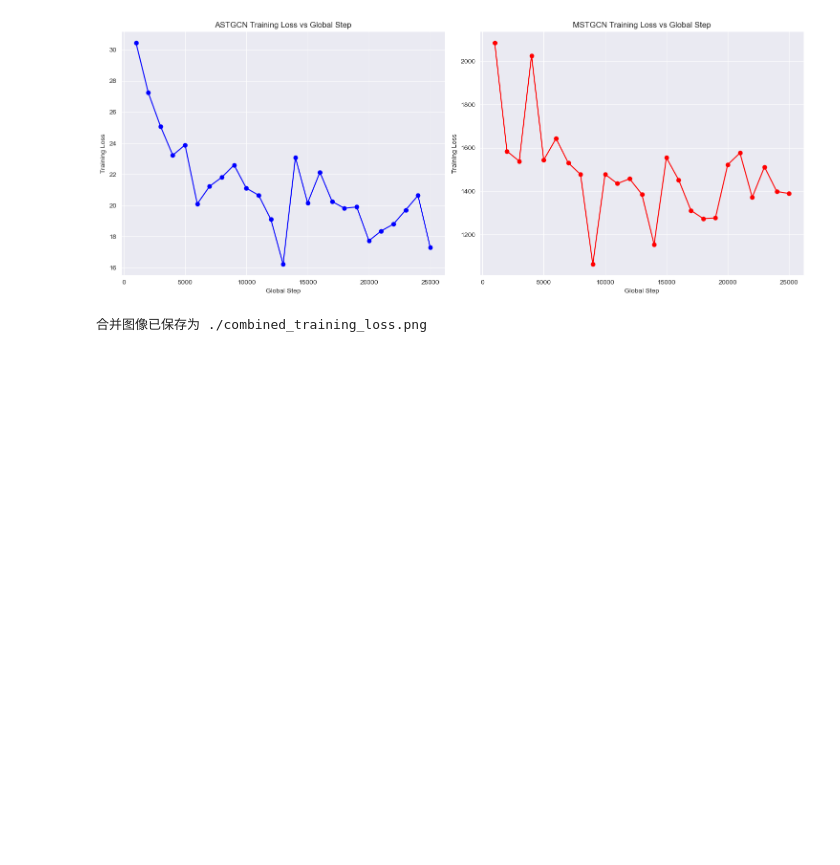
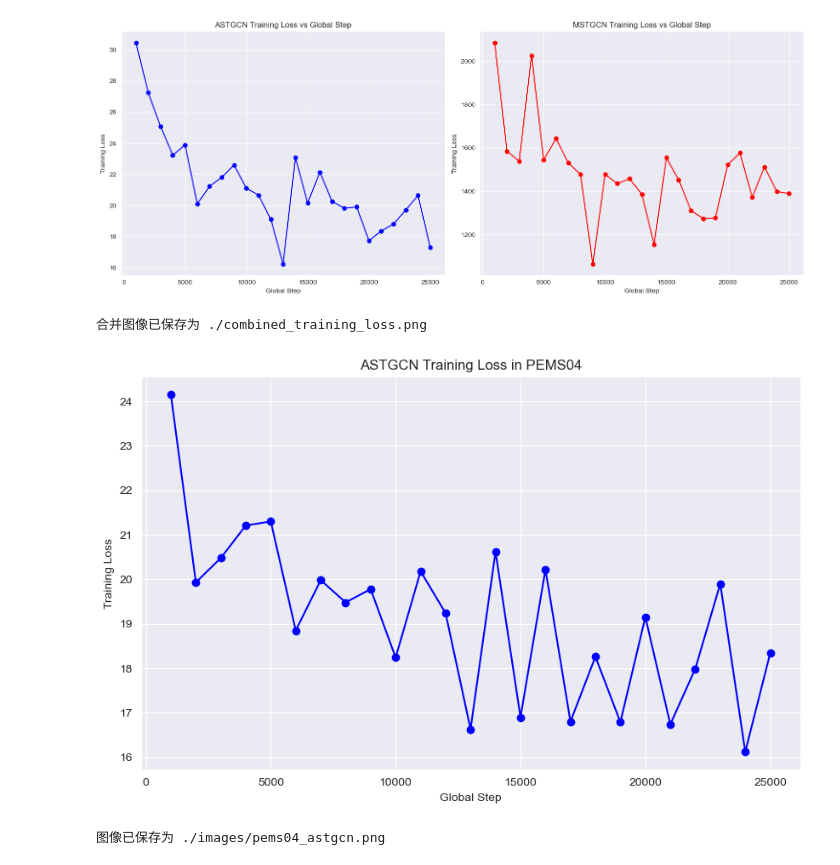
Before and after one commit to JackieLin2004/Traffic-Flow-Forecasting, a Jupyter notebook: draw_indicates.ipynb, the cells around one changed output. Cells and saved outputs as stored; diff of their text form; code cells hidden in the pictures; blank space fills up the shorter version.

Commit message:
Plotting of indicators

```diff
--- a/draw_indicates.ipynb
+++ b/draw_indicates.ipynb
@@ -139,3 +112,36 @@ print(f"合并图像已保存为 {output_file}")
 # %% [output]
 [figure]
 合并图像已保存为 ./combined_training_loss.png
+# %%
+import re
+import matplotlib.pyplot as plt
+import seaborn as sns
+
+file_path = './logs/pems04_astgcn.txt'
+with open(file_path, 'r') as file:
+    data = file.read()
+
+pattern = r'global step: (\d+), training loss: ([\d.]+)'
+matches = re.findall(pattern, data)
+
+steps = [int(match[0]) for match in matches]
+losses = [float(match[1]) for match in matches]
+
+sns.set_style('darkgrid')
+
+plt.figure(figsize=(10, 6))
+plt.plot(steps, losses, marker='o', color='b', linestyle='-', markersize=6)
+
+plt.title('ASTGCN Training Loss in PEMS04')
+plt.xlabel('Global Step')
+plt.ylabel('Training Loss')
+
+output_file = './images/pems04_astgcn.png'
+plt.savefig(output_file)
+
+plt.show()
+
+print(f"图像已保存为 {output_file}")
+# %% [output]
+[figure, added]
+图像已保存为 ./images/pems04_astgcn.png
```
Also changed, not shown: parts of 9 cells of this notebook, 7 other files.
